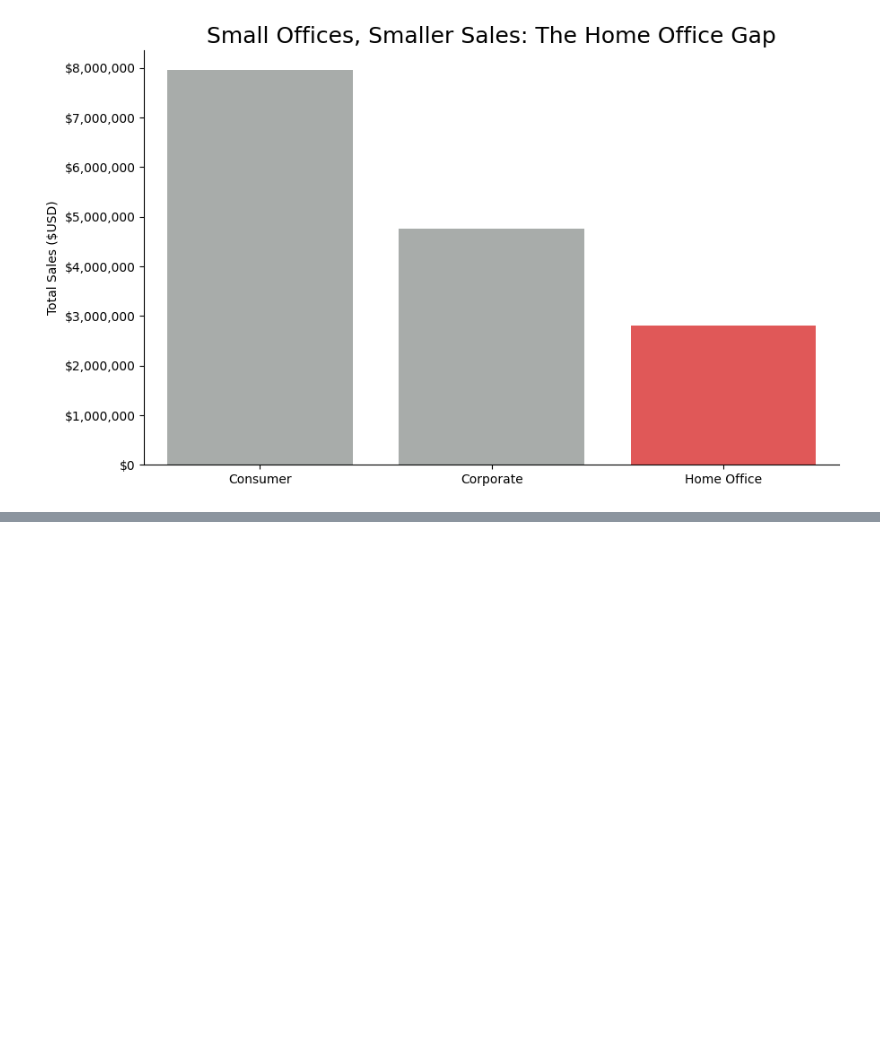
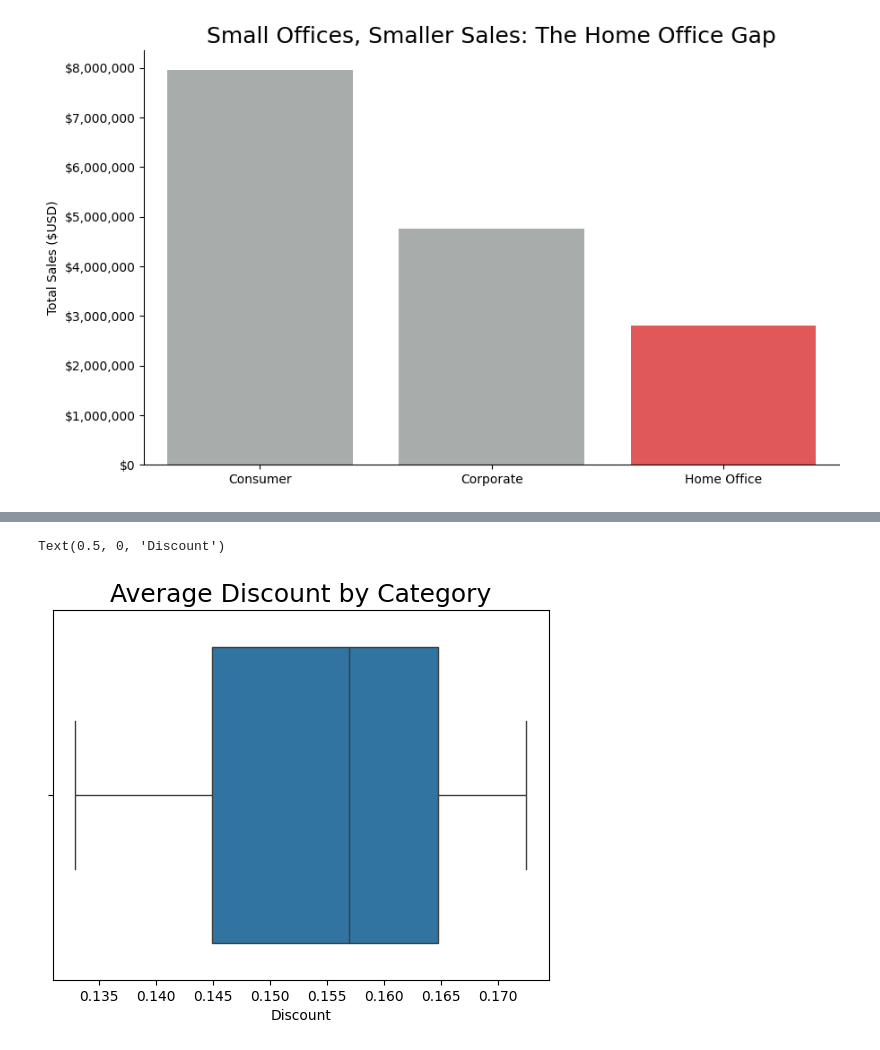
Before and after one commit to KittyRose8267/DA_M3_W4_Workflow, a Jupyter notebook: notebooks/superstore_sales_workflow.ipynb, the cells around one changed output, grey strips where cells are left out. Cells and saved outputs as stored; diff of their text form; code cells hidden in the pictures; blank space fills up the shorter version.

```diff
--- a/notebooks/superstore_sales_workflow.ipynb
+++ b/notebooks/superstore_sales_workflow.ipynb
@@ -397,0 +415,8 @@ plt.show()
+# %%
+# visualization two code here
+sns.boxplot(x=result4['avg_discount'])
+plt.title('Average Discount by Category', fontsize=18)
+plt.xlabel("Discount")
+# %% [output]
+Text(0.5, 0, 'Discount')
+[figure, added]
```
Also changed, not shown: parts of 9 cells of this notebook.
